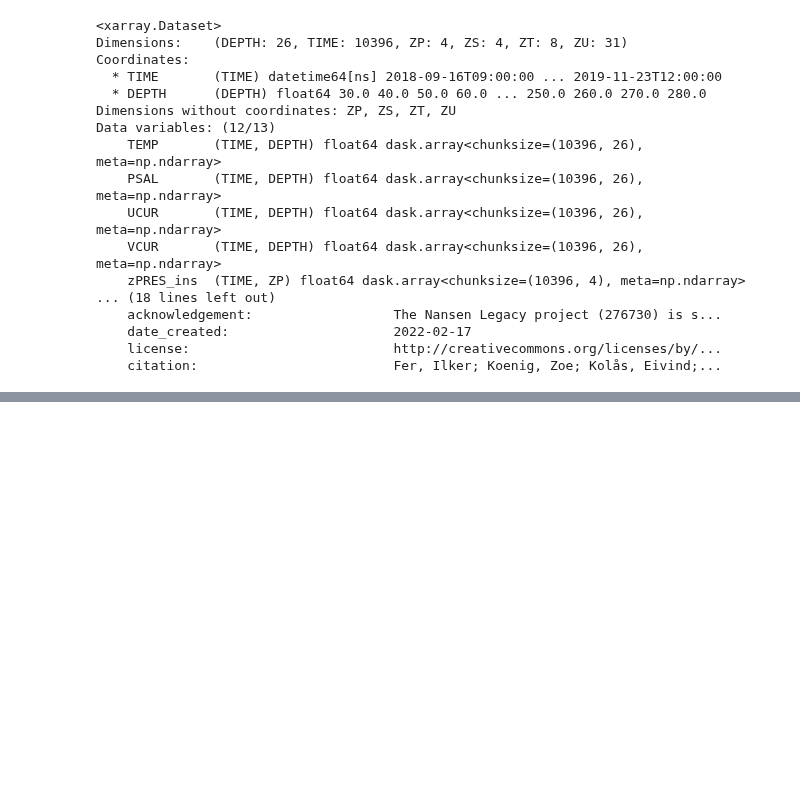
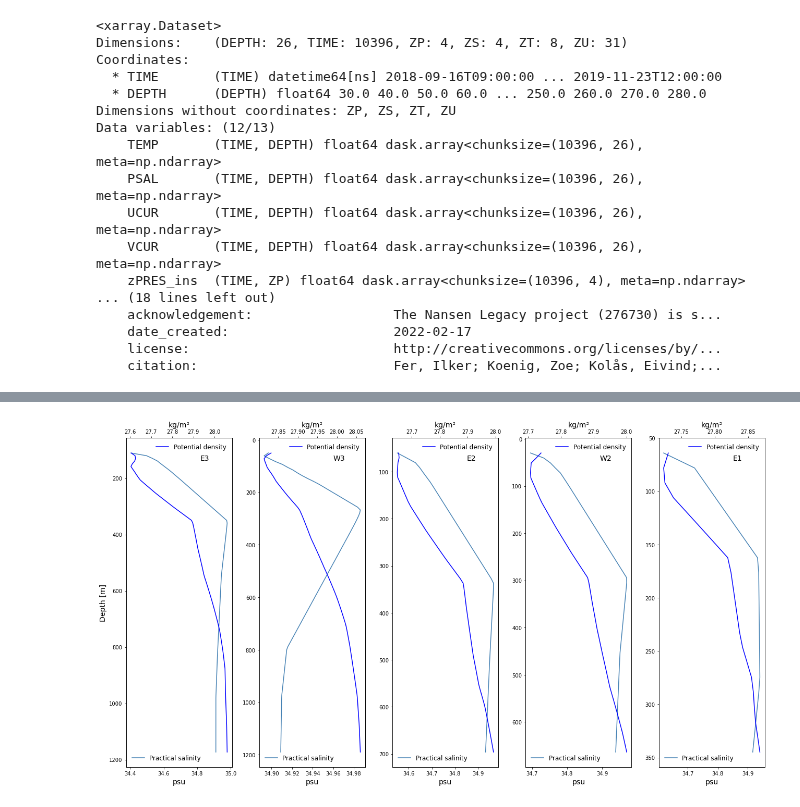
Before and after one commit to kaje2301/Master_2022, a Jupyter notebook: Moor_sal_temp.ipynb, the cells around one changed output, grey strips where cells are left out. Drawn from its saved outputs; the diff is of its cells as text; code cells hidden in the pictures; blank space fills up the shorter version.

Commit message:
nye dens plot

```diff
--- a/Moor_sal_temp.ipynb
+++ b/Moor_sal_temp.ipynb
@@ -268,28 +269,30 @@ plt.savefig('haloclin_dens_lofoten.pdf', dpi = 300)
 # %%
 # SALINITY PROFILES NORTH OF SVALBARD
 warnings.simplefilter("ignore")
 
 sl = [E3_s, W3_s, E2_s, W2_s, E1_s]
 tl = [E3_t, W3_t, E2_t, W2_t, E1_t]
 dl = [E3,W3,E2,W2,E1]
 fig, axes = plt.subplots(1,5,figsize=(18,10))
 axes[0].set_ylabel('Depth [m]', fontsize=14)
 
 for axs, i, b, t, m in zip(axes.flat,range(5), [1202,1222,727,706,401],[110,50,60,30,50], ['E3','W3','E2','W2','E1']):
     depth = -dl[i]['DEPTH']
     rho = dens(sl[i],tl[i],depth,i)
     dyp_mr = np.linspace(t,b,len(depth))
     axs.plot(sl[i],dyp_mr, color = 'steelblue', label='Practical salinity')
     ax2 = axs.twiny()
     ax2.plot(rho,dyp_mr, color = 'b', label ='Potential density')
     axs.invert_yaxis()
     axs.set_xlabel('psu', fontsize=14)
     ax2.set_xlabel('kg/m³', fontsize=14)
     axs.legend(frameon=False, fontsize=12, loc="lower left")
     ax2.legend(frameon=False, fontsize=12, loc="upper right")
-    axs.text(0.70, 0.85, f'{m}', color='k', fontsize=14, transform=axs.transAxes, verticalalignment='top')
+    axs.text(0.70, 0.95, f'{m}', color='k', fontsize=14, transform=axs.transAxes, verticalalignment='top')
 
 
 fig.tight_layout()
 
 plt.savefig('haloclin_dens_Nsvalbard.pdf', dpi = 300)
+# %% [output]
+[figure, added]
```
Also changed, not shown: parts of 2 cells of this notebook, 1 other file.
